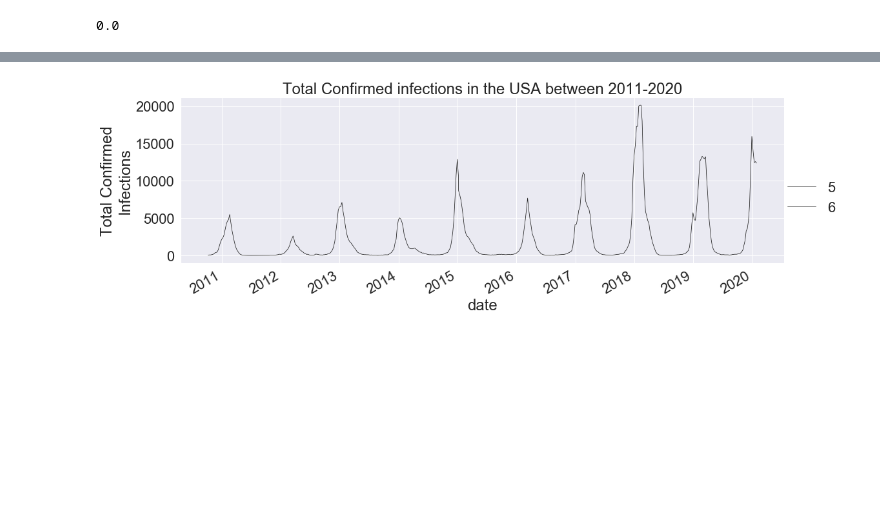
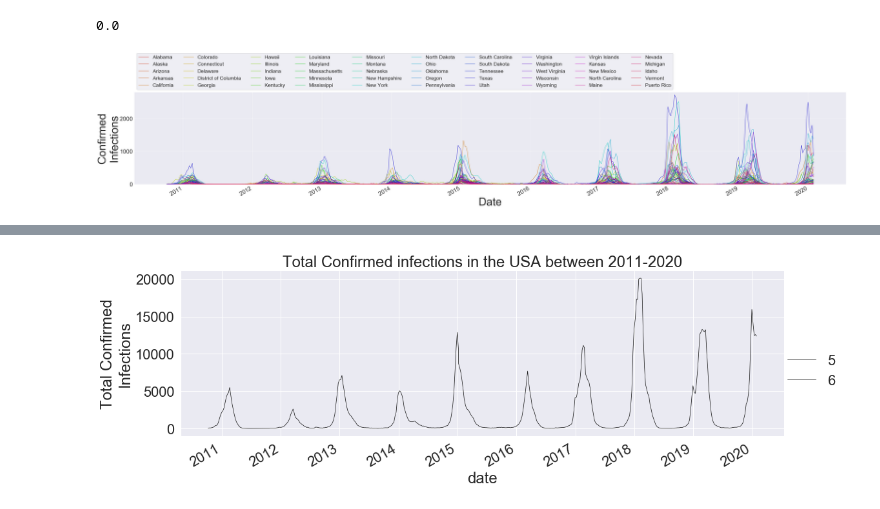
Before and after one commit to clayton-summitt/Influenza, a Jupyter notebook: CDC_Influenza_surveillance_basic_models.ipynb, the cells around one changed output, grey strips where cells are left out. Drawn from its saved outputs; the diff is of its cells as text; code cells hidden in the pictures; blank space fills up the shorter version.

```diff
--- a/CDC_Influenza_surveillance_basic_models.ipynb
+++ b/CDC_Influenza_surveillance_basic_models.ipynb
@@ -180,34 +206,39 @@ for i,j in enumerate(groups):
 #a function to plot each grouping for EDA
 def graph_states(df):
 
     sns.set_context("poster")
 
 
     number_colors=len(df.REGION.unique())
     labels = df.REGION.unique()
     sns.set(font_scale=3)
     g = sns.relplot(x="date",
                     y="Confirmed_Infections",
                     hue ="REGION", kind="line",
                     data=df,
                     height=10,
                     aspect=6,
                     palette=sns.hls_palette(number_colors, l=.4, s=1),
                    legend=False)
     sns.set_context("poster")
 
 
 
     plt.legend(labels, ncol=10, bbox_to_anchor=(0, 1),
                   loc='lower left', fontsize='large')
     g.fig.autofmt_xdate()
     sns.set(font_scale=5)
     plt.ylim(0,2800)
     plt.ylabel("Confirmed\nInfections", fontsize=64)
     plt.xlabel("Date", fontsize=64)
     plt.plot()
 
-    plt.savefig(df.REGION.unique()[0], bbox_inches = "tight")
+    plt.savefig(df.REGION.unique()[0] + "01", bbox_inches = "tight")
+
+
+graph_states(group_states[0])
+# %% [output]
+[figure, added]
 # %%
 [graph_states(group) for group in group_states]
 # %% [output]
```
Also changed, not shown: parts of 18 cells of this notebook, 21 other files.
